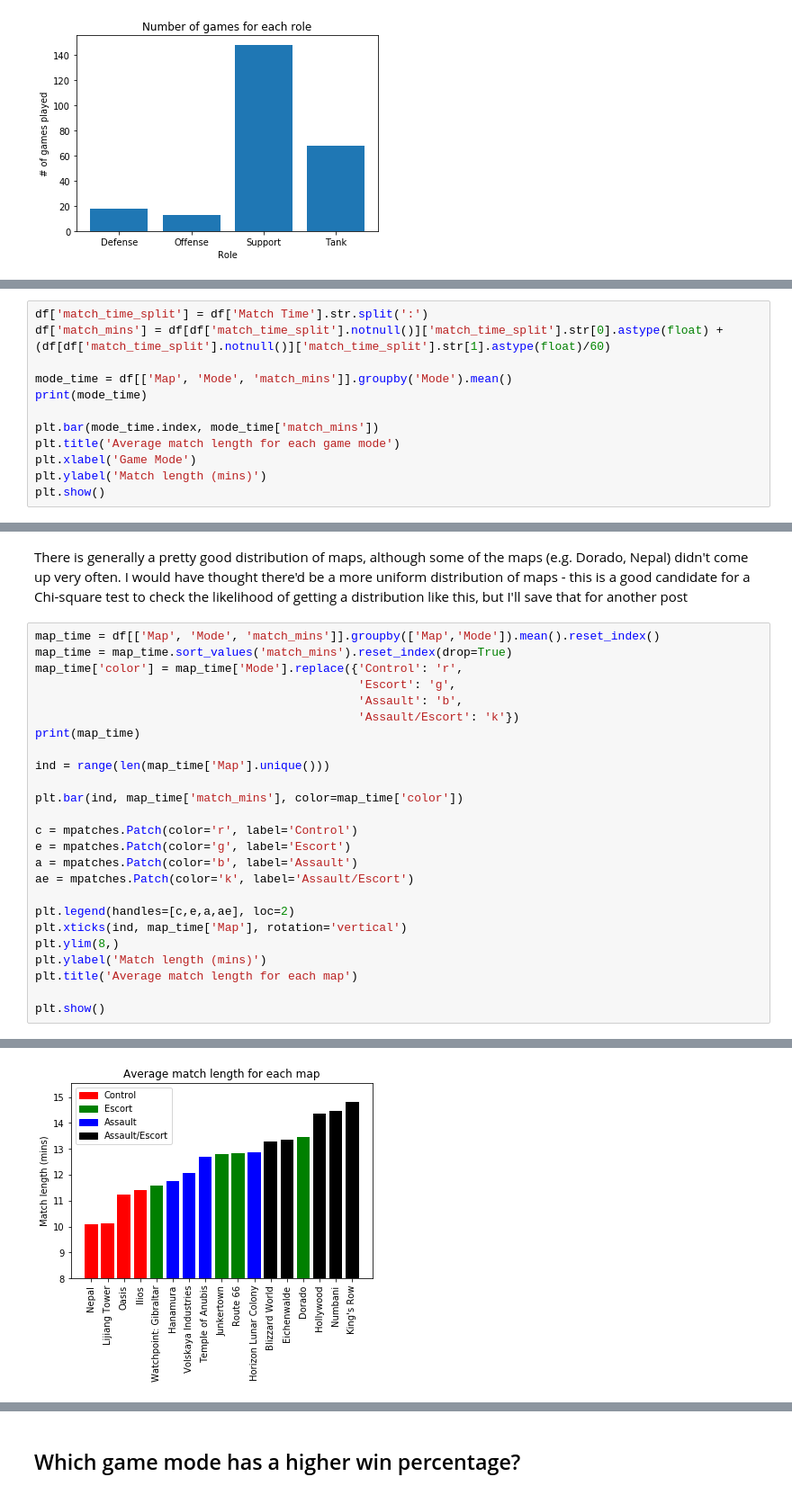
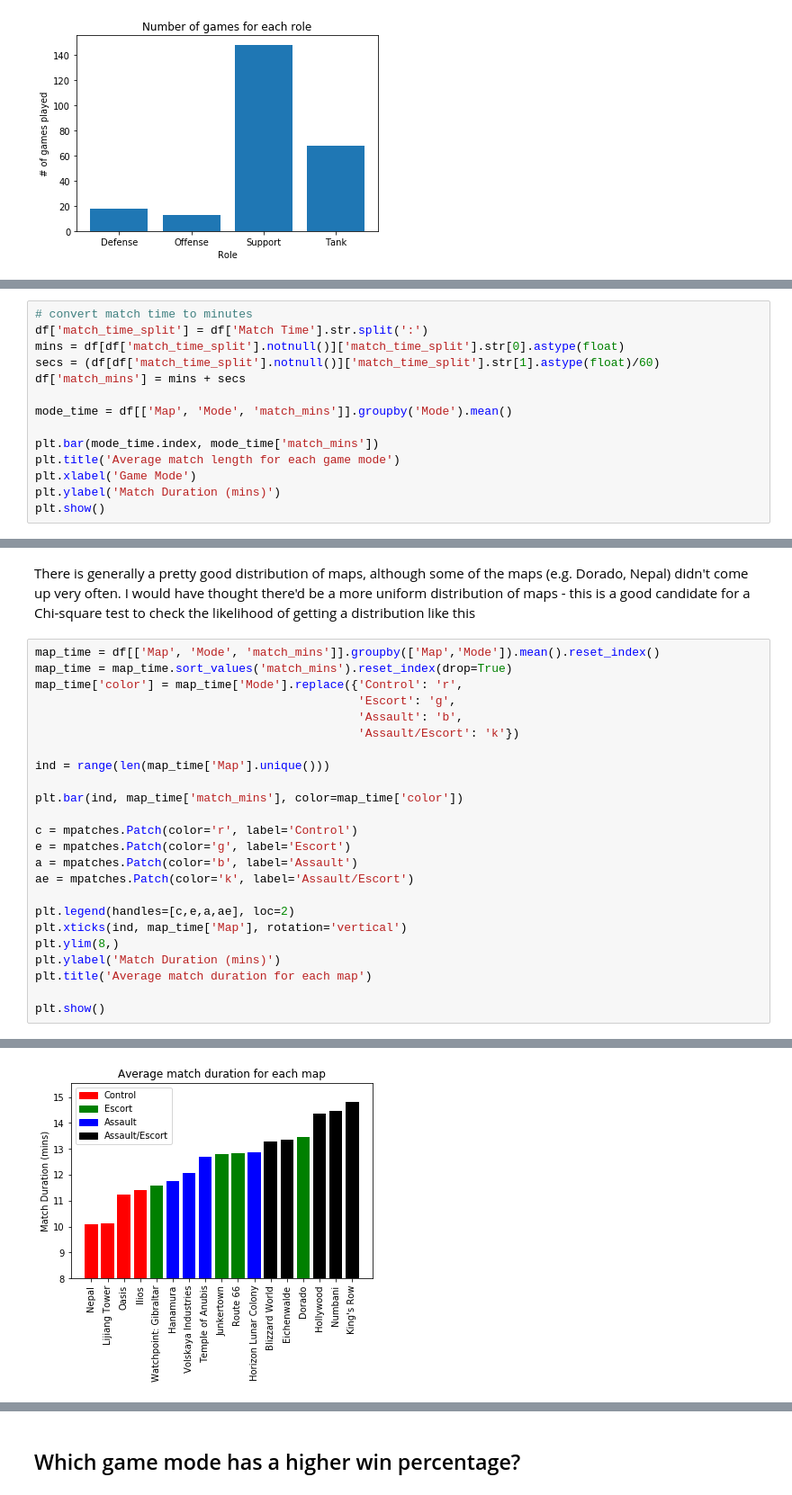
Before and after one commit to sho-87/overwatch-ranked-data, a Jupyter notebook: analysis/data visualization.ipynb, the cells around one changed output, grey strips where cells are left out. Shown at 90% size. Cells and saved outputs as stored; diff of their text form.

```diff
--- a/analysis/data visualization.ipynb
+++ b/analysis/data visualization.ipynb
@@ -111,13 +102,15 @@ Do certain game modes take longer than others? And which specific map, within ea
 # %%
+# convert match time to minutes
 df['match_time_split'] = df['Match Time'].str.split(':')
-df['match_mins'] = df[df['match_time_split'].notnull()]['match_time_split'].str[0].astype(float) + (df[df['match_time_split'].notnull()]['match_time_split'].str[1].astype(float)/60)
+mins = df[df['match_time_split'].notnull()]['match_time_split'].str[0].astype(float)
+secs = (df[df['match_time_split'].notnull()]['match_time_split'].str[1].astype(float)/60)
+df['match_mins'] = mins + secs
 
 mode_time = df[['Map', 'Mode', 'match_mins']].groupby('Mode').mean()
-print(mode_time)
 
 plt.bar(mode_time.index, mode_time['match_mins'])
 plt.title('Average match length for each game mode')
 plt.xlabel('Game Mode')
-plt.ylabel('Match length (mins)')
+plt.ylabel('Match Duration (mins)')
 plt.show()
 # %% [output]
@@ -136,5 +123,5 @@ df['Map'].value_counts().plot(kind='bar', title='# of games on each map')
 # %% [markdown]
-There is generally a pretty good distribution of maps, although some of the maps (e.g. Dorado, Nepal) didn't come up very often. I would have thought there'd be a more uniform distribution of maps - this is a good candidate for a Chi-square test to check the likelihood of getting a distribution like this, but I'll save that for another post
+There is generally a pretty good distribution of maps, although some of the maps (e.g. Dorado, Nepal) didn't come up very often. I would have thought there'd be a more uniform distribution of maps - this is a good candidate for a Chi-square test to check the likelihood of getting a distribution like this
 # %%
 map_time = df[['Map', 'Mode', 'match_mins']].groupby(['Map','Mode']).mean().reset_index()
 map_time = map_time.sort_values('match_mins').reset_index(drop=True)
@@ -142,7 +129,6 @@ map_time['color'] = map_time['Mode'].replace({'Control': 'r',
                                               'Escort': 'g',
                                               'Assault': 'b',
                                               'Assault/Escort': 'k'})
-print(map_time)
 
 ind = range(len(map_time['Map'].unique()))
 
@@ -156,8 +142,8 @@ ae = mpatches.Patch(color='k', label='Assault/Escort')
 plt.legend(handles=[c,e,a,ae], loc=2)
 plt.xticks(ind, map_time['Map'], rotation='vertical')
 plt.ylim(8,)
-plt.ylabel('Match length (mins)')
-plt.title('Average match length for each map')
+plt.ylabel('Match Duration (mins)')
+plt.title('Average match duration for each map')
 
 plt.show()
 # %% [output]
@@ -182,2 +150,2 @@ plt.show()
-[figure, old version]
+[figure, new version]
 # %% [markdown]
```
Also changed, not shown: parts of 34 cells of this notebook.
